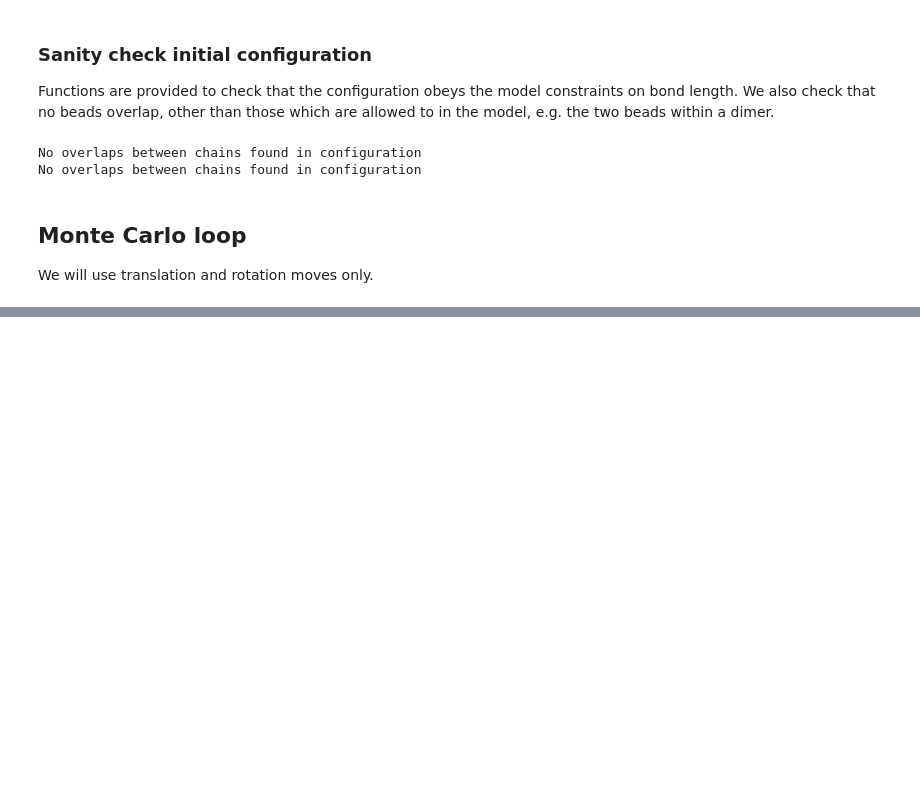
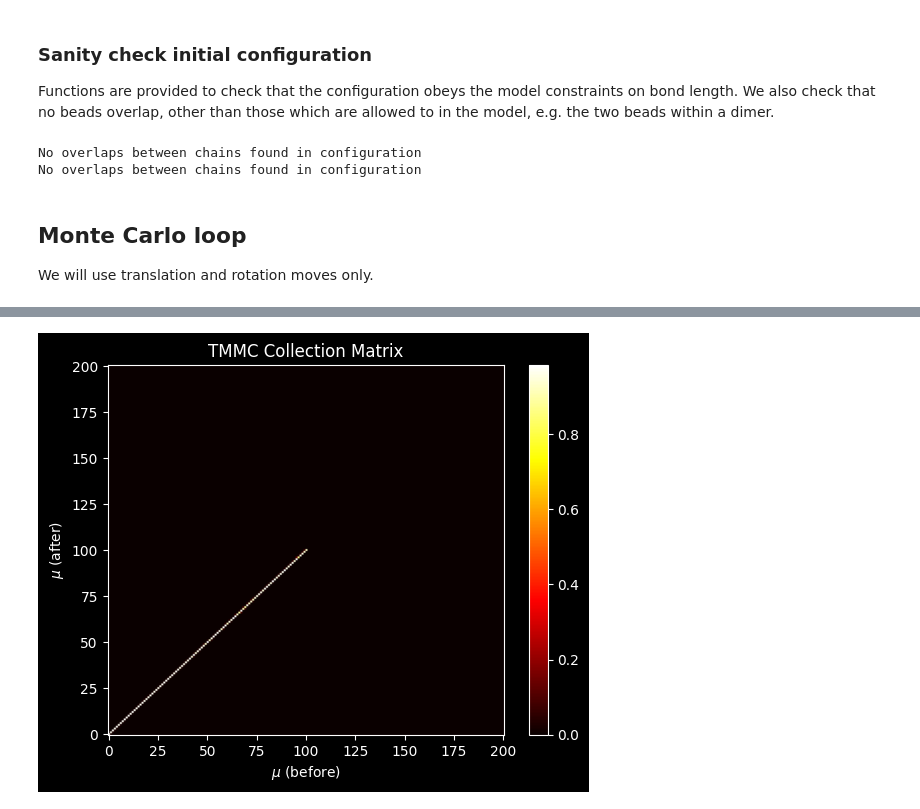
Before and after one commit to dquigley533/hs_alkane, a Jupyter notebook: examples/Dimer_LSMC/lsmc.ipynb, the cells around one changed output, grey strips where cells are left out. Saved outputs shown, nothing was run; the diff lists cells and outputs as text; code cells hidden in the pictures; blank space fills up the shorter version.

```diff
--- a/examples/Dimer_LSMC/lsmc.ipynb
+++ b/examples/Dimer_LSMC/lsmc.ipynb
@@ -320,0 +468,19 @@ plt.show()
+# %%
+# Normalise TMMC collection matrix
+for i in range(n_bins):
+    row_sum = np.sum(TMMC_coll[i, :])
+    if row_sum > 0:
+        TMMC_coll[i, :] /= row_sum
+
+# Visualise TMMC collection matrix
+# --- IGNORE ---
+import matplotlib.pyplot as plt
+
+plt.imshow(TMMC_coll, origin='lower', aspect='auto', cmap='hot')
+plt.colorbar()
+plt.xlabel(r'$\mu$ (before)')
+plt.ylabel(r'$\mu$ (after)')
+plt.title('TMMC Collection Matrix')
+plt.show()
+# %% [output]
+[figure, added]
```
Also changed, not shown: parts of 5 cells of this notebook.
